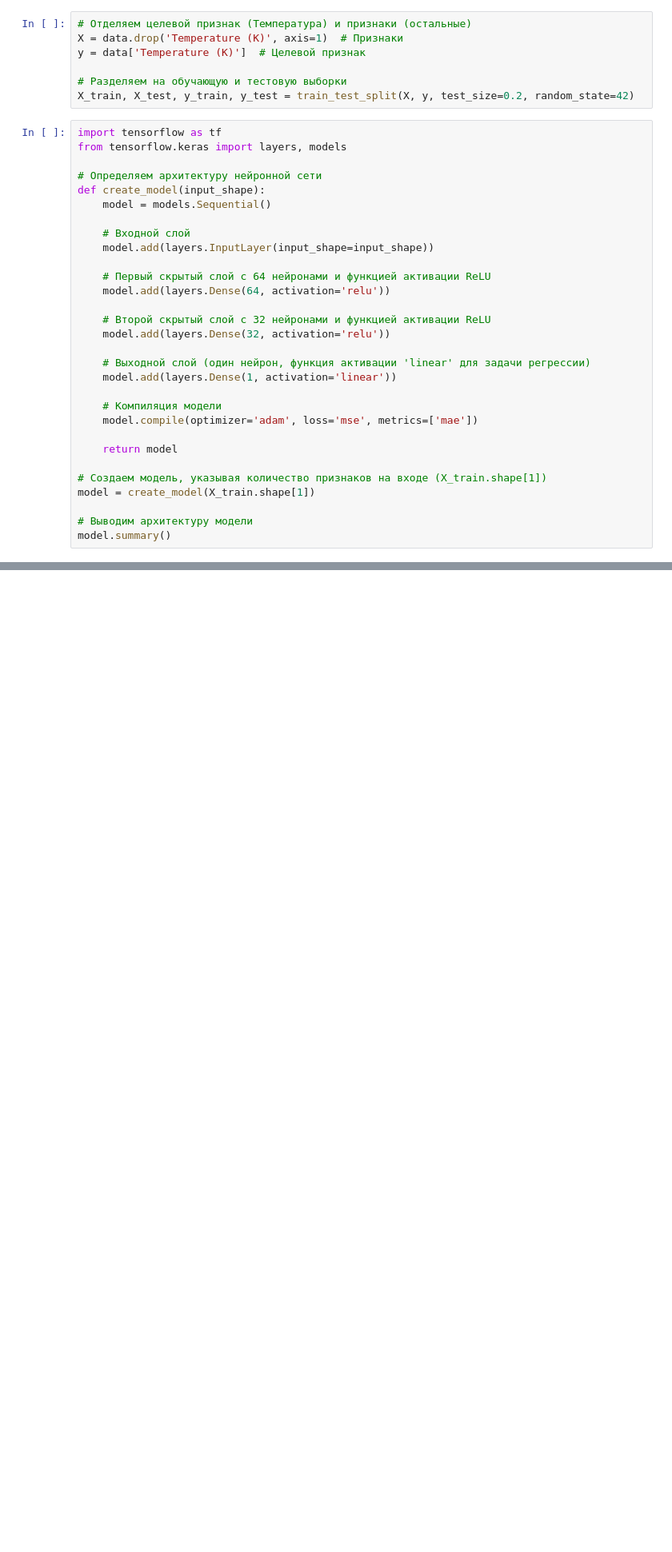
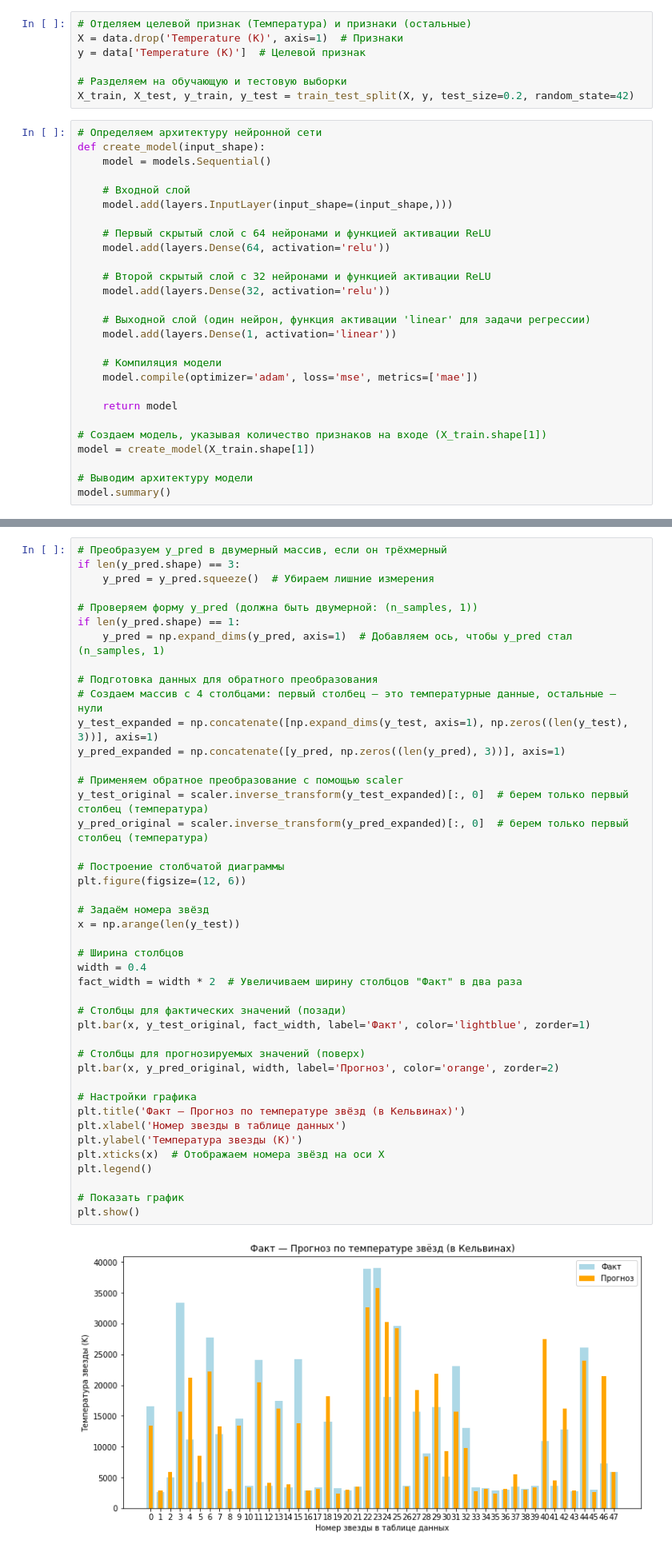
Before and after one commit to vilesova/Star-Temperature-Prediction, a Jupyter notebook: star-temperature-prediction.ipynb, the cells around one changed output, grey strips where cells are left out. Shown at 80% size. Drawn from its saved outputs; the diff is of its cells as text; blank space fills up the shorter version.

```diff
--- a/star-temperature-prediction.ipynb
+++ b/star-temperature-prediction.ipynb
@@ -280,15 +282,12 @@ y = data['Temperature (K)']  # Целевой признак
 # Разделяем на обучающую и тестовую выборки
 X_train, X_test, y_train, y_test = train_test_split(X, y, test_size=0.2, random_state=42)
 # %%
-import tensorflow as tf
-from tensorflow.keras import layers, models
-
 # Определяем архитектуру нейронной сети
 def create_model(input_shape):
     model = models.Sequential()
 
     # Входной слой
-    model.add(layers.InputLayer(input_shape=input_shape))
+    model.add(layers.InputLayer(input_shape=(input_shape,)))
 
     # Первый скрытый слой с 64 нейронами и функцией активации ReLU
     model.add(layers.Dense(64, activation='relu'))
@@ -367,0 +397,45 @@ plt.show()
+# %%
+# Преобразуем y_pred в двумерный массив, если он трёхмерный
+if len(y_pred.shape) == 3:
+    y_pred = y_pred.squeeze()  # Убираем лишние измерения
+
+# Проверяем форму y_pred (должна быть двумерной: (n_samples, 1))
+if len(y_pred.shape) == 1:
+    y_pred = np.expand_dims(y_pred, axis=1)  # Добавляем ось, чтобы y_pred стал (n_samples, 1)
+
+# Подготовка данных для обратного преобразования
+# Создаем массив с 4 столбцами: первый столбец — это температурные данные, остальные — нули
+y_test_expanded = np.concatenate([np.expand_dims(y_test, axis=1), np.zeros((len(y_test), 3))], axis=1)
+y_pred_expanded = np.concatenate([y_pred, np.zeros((len(y_pred), 3))], axis=1)
+
+# Применяем обратное преобразование с помощью scaler
+y_test_original = scaler.inverse_transform(y_test_expanded)[:, 0]  # берем только первый столбец (температура)
+y_pred_original = scaler.inverse_transform(y_pred_expanded)[:, 0]  # берем только первый столбец (температура)
+
+# Построение столбчатой диаграммы
+plt.figure(figsize=(12, 6))
+
+# Задаём номера звёзд
+x = np.arange(len(y_test))
+
+# Ширина столбцов
+width = 0.4
+fact_width = width * 2  # Увеличиваем ширину столбцов "Факт" в два раза
+
+# Столбцы для фактических значений (позади)
+plt.bar(x, y_test_original, fact_width, label='Факт', color='lightblue', zorder=1)
+
+# Столбцы для прогнозируемых значений (поверх)
+plt.bar(x, y_pred_original, width, label='Прогноз', color='orange', zorder=2)
+
+# Настройки графика
+plt.title('Факт — Прогноз по температуре звёзд (в Кельвинах)')
+plt.xlabel('Номер звезды в таблице данных')
+plt.ylabel('Температура звезды (K)')
+plt.xticks(x)  # Отображаем номера звёзд на оси X
+plt.legend()
+
+# Показать график
+plt.show()
+# %% [output]
+[figure, added]
```
Also changed, not shown: parts of 17 cells of this notebook.
